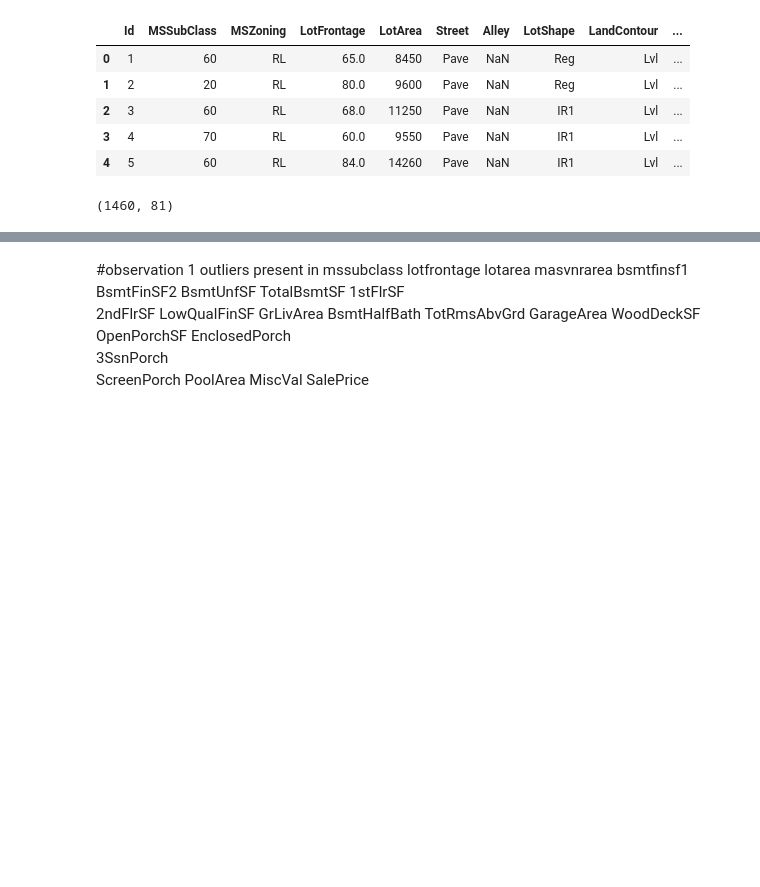
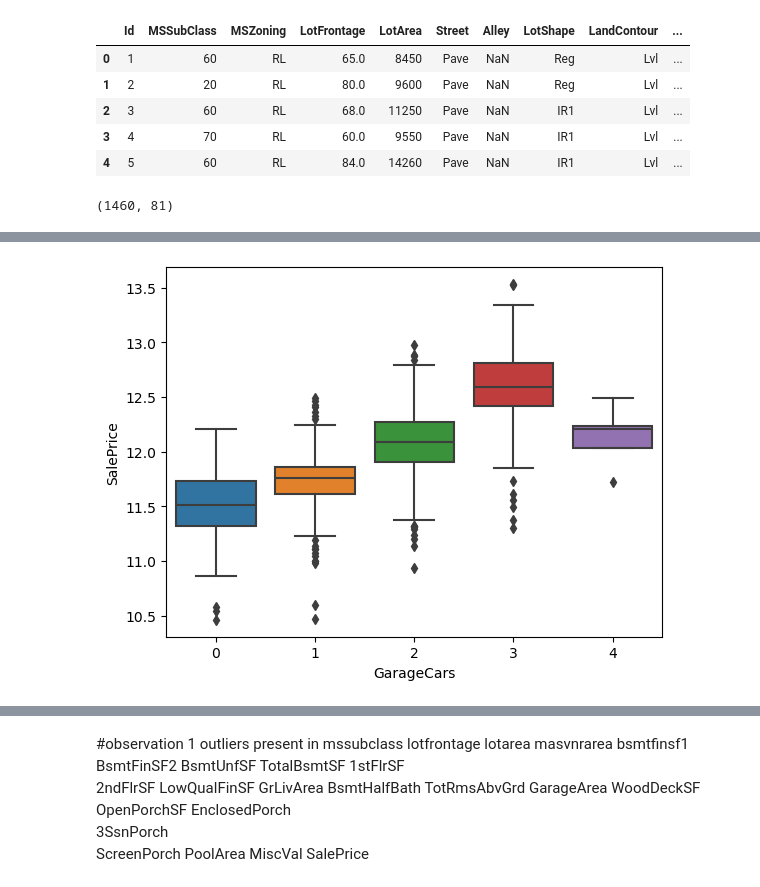
Before and after one commit to karthik-009g/HousePrice_Prediction, a Jupyter notebook: HousePrice_Prediction.ipynb, the cells around one changed output, grey strips where cells are left out. Cells and saved outputs as stored; diff of their text form; code cells hidden in the pictures; blank space fills up the shorter version.

```diff
--- a/HousePrice_Prediction.ipynb
+++ b/HousePrice_Prediction.ipynb
@@ -34,0 +136,5 @@ df.describe()
+# %%
+sns.boxplot(x =df['GarageCars'], y = df['SalePrice'],)
+plt.show()
+# %% [output]
+[figure, added]
```
Also changed, not shown: parts of 21 cells of this notebook.
